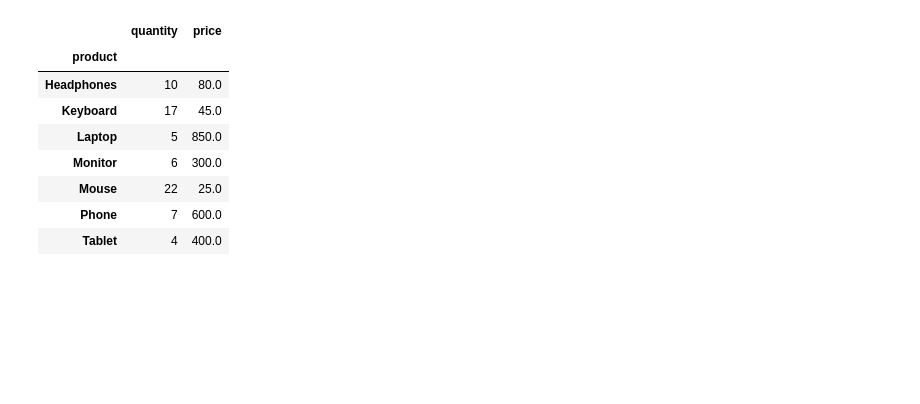
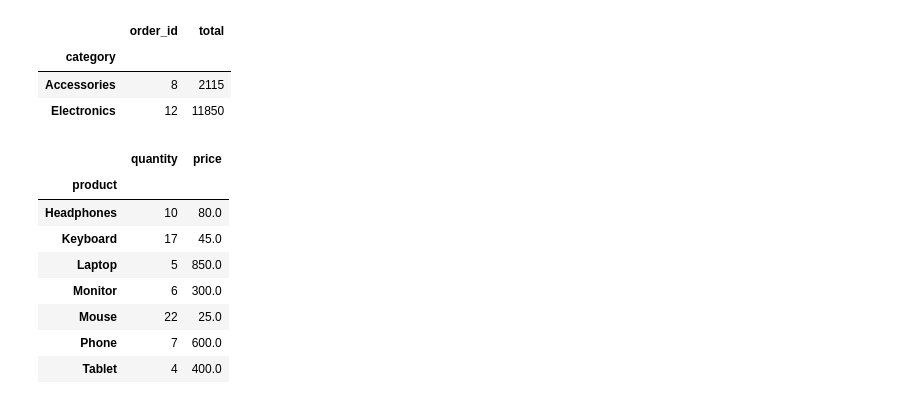
Before and after one commit to ronirgp/pandas-sales-analysis, a Jupyter notebook: notebooks/sales_analysis.ipynb, the cells around one changed output. Cells and saved outputs as stored; diff of their text form; code cells hidden in the pictures; blank space fills up the shorter version.

Commit message:
Add category order and revenue analysis

```diff
--- a/notebooks/sales_analysis.ipynb
+++ b/notebooks/sales_analysis.ipynb
@@ -1,6 +1,13 @@
 # %%
 import pandas as pd
 df = pd.read_csv(r"C:\Users\Ronal\OneDrive\Desktop\pandas-sales-analysis\data\sales.csv")
+# %%
+df.groupby("category").agg({"order_id": "count", "total": "sum"})
+# %% [output]
+|  | order_id | total |
+| category |  |  |
+| Accessories | 8 | 2115 |
+| Electronics | 12 | 11850 |
 # %%
 df["total"] = df["quantity"] * df["price"]
 
```
Also changed, not shown: 1 other file.
